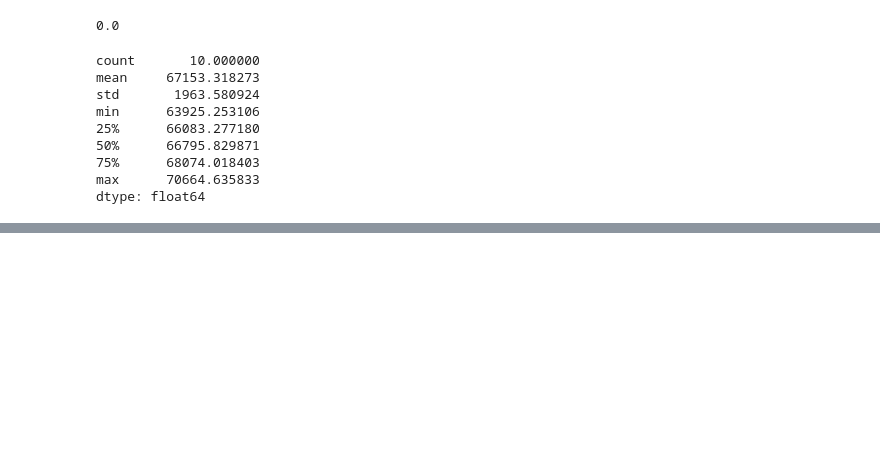
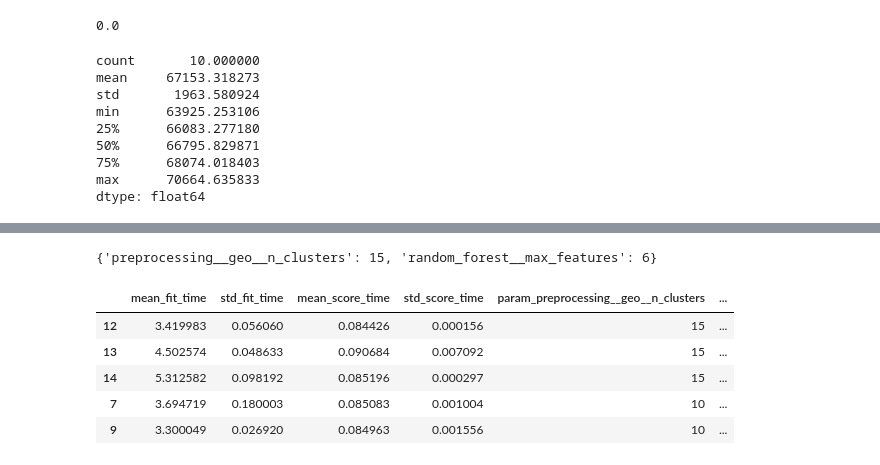
Before and after one commit to KORINZ/machine-learning-notebooks, a Jupyter notebook: 02_end_to_end_machine_learning_project.ipynb, the cells around one changed output, grey strips where cells are left out. Cells and saved outputs as stored; diff of their text form; code cells hidden in the pictures; blank space fills up the shorter version.

Commit message:
Update model section

```diff
--- a/02_end_to_end_machine_learning_project.ipynb
+++ b/02_end_to_end_machine_learning_project.ipynb
@@ -508,0 +530,16 @@ dtype: float64
+# %%
+from sklearn.model_selection import GridSearchCV
+
+full_pipeline = Pipeline([
+    ("preprocessing", preprocessing),
+    ("random_forest", RandomForestRegressor(random_state=42)),
+])
+param_grid = [
+    {'preprocessing__geo__n_clusters': [5, 8, 10],
+     'random_forest__max_features': [4, 6, 8]},
+    {'preprocessing__geo__n_clusters': [10, 15],
+     'random_forest__max_features': [6, 8, 10]},
+]
+grid_search = GridSearchCV(full_pipeline, param_grid, cv=3,
+                           scoring='neg_root_mean_squared_error')
+grid_search.fit(housing, housing_labels)
@@ -508,0 +566,17 @@ dtype: float64
+# %%
+grid_search.best_params_
+# %% [output]
+{'preprocessing__geo__n_clusters': 15, 'random_forest__max_features': 6}
+# %%
+cv_res = pd.DataFrame(grid_search.cv_results_)
+# %%
+cv_res.sort_values(by="mean_test_score", ascending=False, inplace=True)
+# %%
+cv_res.head()
+# %% [output]
+|  | mean_fit_time | std_fit_time | mean_score_time | std_score_time | param_preprocessing__geo__n_clusters | ... |
+| 12 | 3.419983 | 0.056060 | 0.084426 | 0.000156 | 15 | ... |
+| 13 | 4.502574 | 0.048633 | 0.090684 | 0.007092 | 15 | ... |
+| 14 | 5.312582 | 0.098192 | 0.085196 | 0.000297 | 15 | ... |
+| 7 | 3.694719 | 0.180003 | 0.085083 | 0.001004 | 10 | ... |
+| 9 | 3.300049 | 0.026920 | 0.084963 | 0.001556 | 10 | ... |
```
Also changed, not shown: parts of 9 cells of this notebook.
